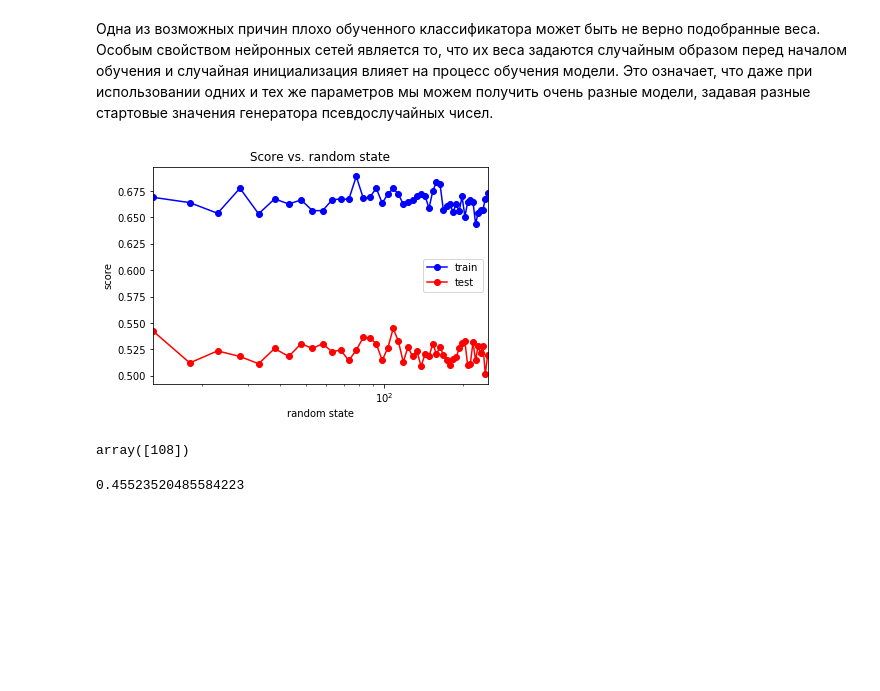
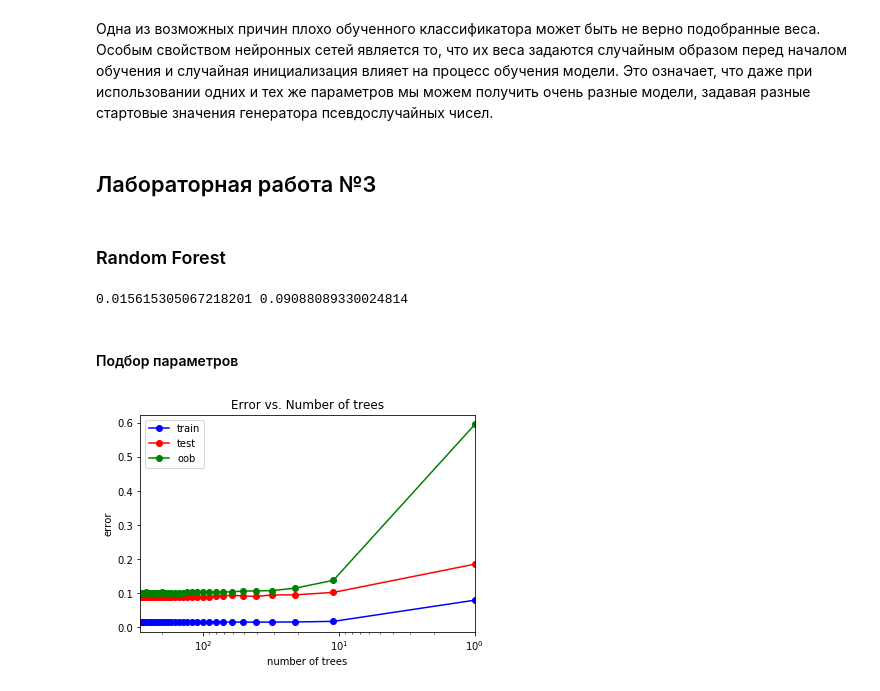
Before and after one commit to clipext/MachineLearning, a Jupyter notebook: hometask.ipynb, the cells around one changed output. Cells and saved outputs as stored; diff of their text form; code cells hidden in the pictures; blank space fills up the shorter version.

```diff
--- a/hometask.ipynb
+++ b/hometask.ipynb
@@ -835,7 +819,7 @@ print(train_error, test_error)
 ## Нейронная сеть
 # %%
 from sklearn.model_selection import train_test_split
-X_train, X_test, y_train, y_test = train_test_split(X, y, test_size = 0.25, random_state = 72)
+X_train, X_test, y_train, y_test = train_test_split(X_ros, y_ros, test_size = 0.25, random_state = 72)
 
 N_train, _ = X_train.shape
 N_test,  _ = X_test.shape
@@ -983,7 +967,7 @@ print(test_err)
 # %% [markdown]
 #### Нахождение оптимального колличества нейронов
 # %%
-layers_arr = [(x, y) for x in range(50, 250, 20) for y in range(50, 250, 20)]
+layers_arr = [(x, y) for x in range(50, 150, 20) for y in range(40, 100, 20)]
 test_err = []
 train_err = []
 n_number = []
@@ -1173,19 +1149,43 @@ for r in rand:
+# %% [markdown]
+## Лабораторная работа №3
+# %% [markdown]
+### Random Forest
+# %%
+from sklearn import ensemble
+rf = ensemble.RandomForestClassifier(n_estimators = 100, random_state = 42)
+rf.fit(X_train, y_train)
+y_test_predict = rf.predict(X_test)
+err_train = np.mean(y_train != rf.predict(X_train))
+err_test  = np.mean(y_test  != y_test_predict)
+
+print(err_train, err_test)
+# %% [output]
+0.015615305067218201 0.09088089330024814
+# %% [markdown]
+#### Подбор параметров
+# %%
+n_estimators_arr = np.arange(1,300,10)
+test_err = []
+train_err = []
+oob_err = []
+for n_estimators in n_estimators_arr:
+    rf = ensemble.RandomForestClassifier(n_estimators = n_estimators, oob_score=True, random_state = 42)
+    rf.fit(X_train, y_train)
+
+    y_train_pred = rf.predict(X_train)
+    y_test_pred = rf.predict(X_test)
+    train_err.append(np.mean(y_train != y_train_pred))
+    test_err.append(np.mean(y_test != y_test_pred))
+    oob_err.append(1 - rf.oob_score_)
 # %%
-plt.semilogx(rand, score_train, 'b-o', label = 'train')
-plt.semilogx(rand, score_test, 'r-o', label = 'test')
-plt.xlim([np.min(rand), np.max(rand)])
-plt.title('Score vs. random state')
-plt.xlabel('random state')
-plt.ylabel('score')
+plt.semilogx(n_estimators_arr, train_err, 'b-o', label = 'train')
+plt.semilogx(n_estimators_arr, test_err, 'r-o', label = 'test')
+plt.semilogx(n_estimators_arr, oob_err, 'g-o', label = 'oob')
+plt.xlim([np.max(n_estimators_arr), np.min(n_estimators_arr)])
+plt.title('Error vs. Number of trees')
+plt.xlabel('number of trees')
+plt.ylabel('error')
 plt.legend()
-plt.show();
+pass
 # %% [output]
-[figure, old version]
+[figure, new version]
-# %%
-rand[score_test == np.max(score_test)]
-# %% [output]
-array([108])
-# %%
-1-np.max(score_test)
-# %% [output]
-0.45523520485584223
```
Also changed, not shown: parts of 112 cells of this notebook.
